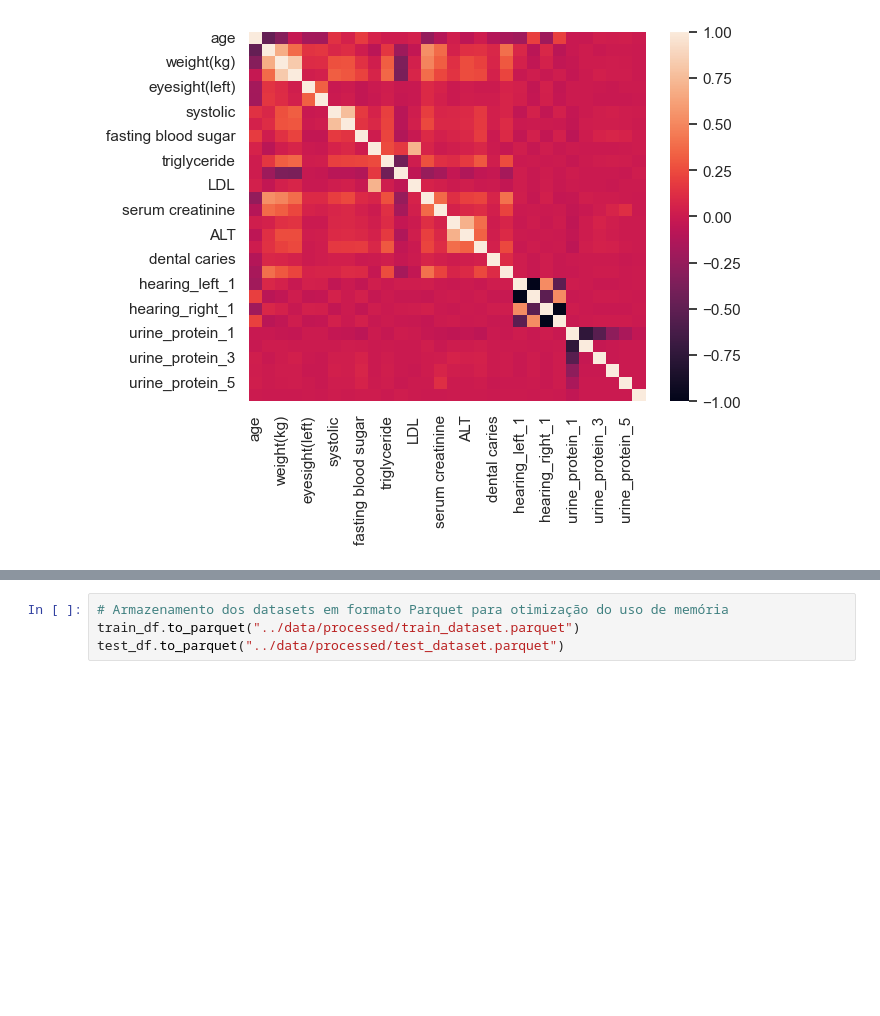
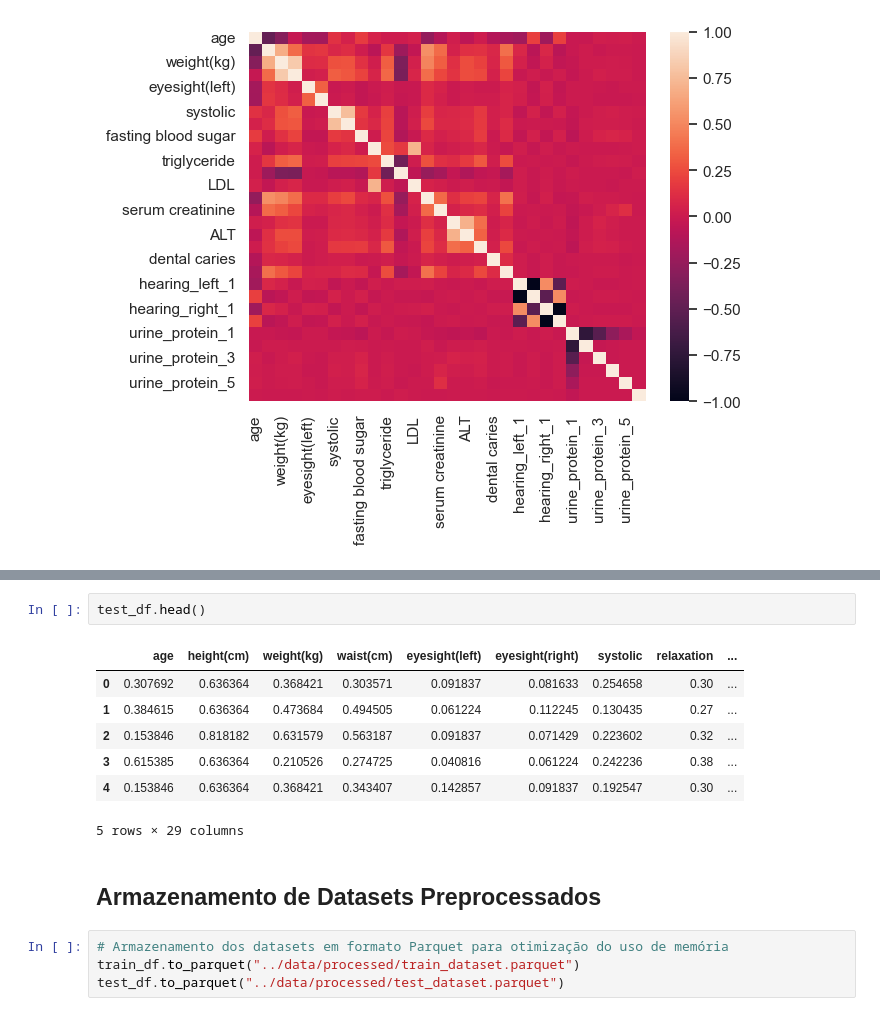
Before and after one commit to diasKayky/fumante-prediacao, a Jupyter notebook: notebooks/EDA_Data_Preprocessing.ipynb, the cells around one changed output, grey strips where cells are left out. Drawn from its saved outputs; the diff is of its cells as text; blank space fills up the shorter version.

```diff
--- a/notebooks/EDA_Data_Preprocessing.ipynb
+++ b/notebooks/EDA_Data_Preprocessing.ipynb
@@ -183,3 +229,15 @@ plot_corr(train_df)
+# %%
+test_df.head()
+# %% [output]
+|  | age | height(cm) | weight(kg) | waist(cm) | eyesight(left) | eyesight(right) | systolic | relaxation | ... |
+| 0 | 0.307692 | 0.636364 | 0.368421 | 0.303571 | 0.091837 | 0.081633 | 0.254658 | 0.30 | ... |
+| 1 | 0.384615 | 0.636364 | 0.473684 | 0.494505 | 0.061224 | 0.112245 | 0.130435 | 0.27 | ... |
+| 2 | 0.153846 | 0.818182 | 0.631579 | 0.563187 | 0.091837 | 0.071429 | 0.223602 | 0.32 | ... |
+| 3 | 0.615385 | 0.636364 | 0.210526 | 0.274725 | 0.040816 | 0.061224 | 0.242236 | 0.38 | ... |
+| 4 | 0.153846 | 0.636364 | 0.368421 | 0.343407 | 0.142857 | 0.091837 | 0.192547 | 0.30 | ... |
+5 rows × 29 columns
+# %% [markdown]
+## Armazenamento de Datasets Preprocessados
 # %%
 # Armazenamento dos datasets em formato Parquet para otimização do uso de memória
 train_df.to_parquet("../data/processed/train_dataset.parquet")
```
Also changed, not shown: parts of 6 cells of this notebook, 2 other files.
